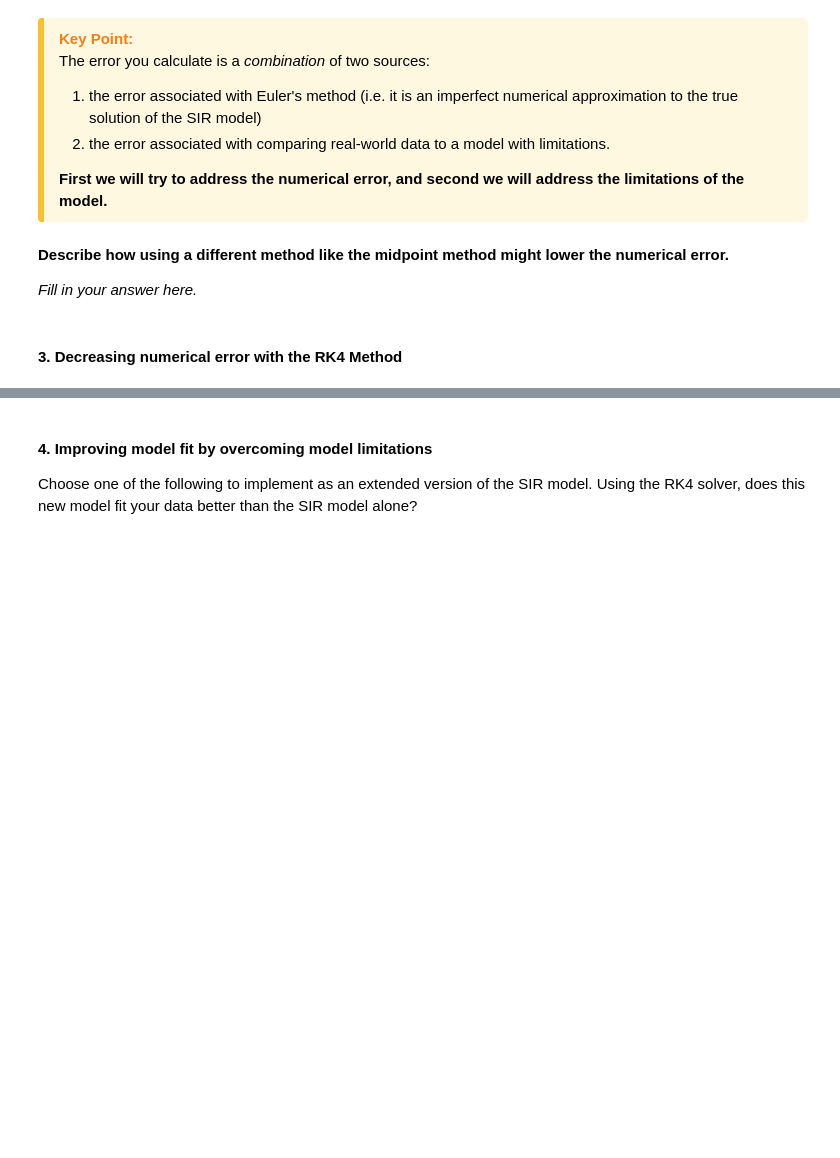
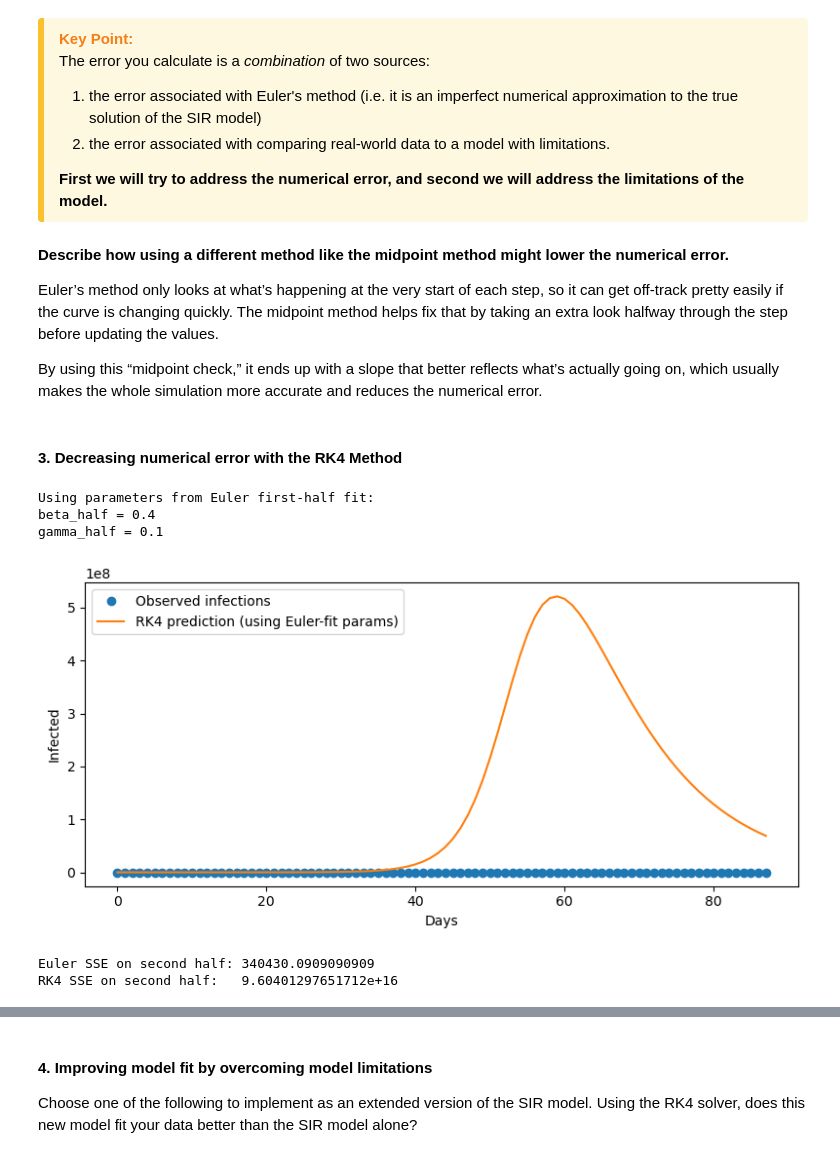
Before and after one commit to jamesohearn2023/Module-4-Comp-BME, a Jupyter notebook: Module 4 Template_v2.ipynb, the cells around one changed output, grey strips where cells are left out. Saved outputs shown, nothing was run; the diff lists cells and outputs as text; code cells hidden in the pictures; blank space fills up the shorter version.

```diff
--- a/Module 4 Template_v2.ipynb
+++ b/Module 4 Template_v2.ipynb
@@ -326,11 +383,67 @@ The error you calculate is a *combination* of two sources:
 # %% [markdown]
 **Describe how using a different method like the midpoint method might lower the numerical error.**
 
-*Fill in your answer here.*
+Euler’s method only looks at what’s happening at the very start of each step, so it can get off-track pretty easily if the curve is changing quickly. The midpoint method helps fix that by taking an extra look halfway through the step before updating the values.
+
+By using this “midpoint check,” it ends up with a slope that better reflects what’s actually going on, which usually makes the whole simulation more accurate and reduces the numerical error.
 # %% [markdown]
 #### 3. Decreasing numerical error with the RK4 Method
 # %%
-# Using scipy's solve_ivp function with the runge-kutta solver, re-implement the SIR model simulation, find optimal gamma and beta again, and plot the results.
+from scipy.integrate import solve_ivp
+
+# define SIR ODE
+def sir_ode(t, y, beta, gamma, N):
+    S, I, R = y
+    dSdt = -beta * S * I / N
+    dIdt = beta * S * I / N - gamma * I
+    dRdt = gamma * I
+    return [dSdt, dIdt, dRdt]
+
+# Run ONE RK4 simulation
+def rk4_sim(beta, gamma, S0, I0, R0, t_eval, N):
+    sol = solve_ivp(
+        fun=lambda t, y: sir_ode(t, y, beta, gamma, N),
+        t_span=(t_eval[0], t_eval[-1]),
+        y0=[S0, I0, R0],
+        t_eval=t_eval,
+        method="RK45",
+        max_step=1.0
+    )
+    return sol.y[0], sol.y[1], sol.y[2]
+
+print("Using parameters from Euler first-half fit:")
+print("beta_half =", beta_half)
+print("gamma_half =", gamma_half)
+
+S_rk4, I_rk4, R_rk4 = rk4_sim(
+    beta_half, gamma_half,
+    S0_obs, I0_obs, R0_obs,
+    t_obs, N
+)
+
+# Plot RK4 prediction vs observed
+plt.figure(figsize=(8,4))
+plt.plot(t_obs, I_obs, 'o', label="Observed infections")
+plt.plot(t_obs, I_rk4, label="RK4 prediction (using Euler-fit params)")
+plt.legend()
+plt.xlabel("Days")
+plt.ylabel("Infected")
+plt.tight_layout()
+plt.show()
+
+# Second half SSE
+I_second_rk4 = I_rk4[mid:]
+sse_rk4_second_half = np.mean((I_second_rk4 - I_second)**2)
+
+print("Euler SSE on second half:", sse_second_half)
+print("RK4 SSE on second half:  ", sse_rk4_second_half)
+# %% [output]
+Using parameters from Euler first-half fit:
+beta_half = 0.4
+gamma_half = 0.1
+[figure, added]
+Euler SSE on second half: 340430.0909090909
+RK4 SSE on second half:   9.60401297651712e+16
 # %% [markdown]
 Compare the SSE for the SECOND HALF of the data when the model is fit to the FIRST HALF of the data using Euler's method vs RK4. Did RK4 do a better job?  Why or why not?
 
```
Also changed, not shown: parts of 12 cells of this notebook.
